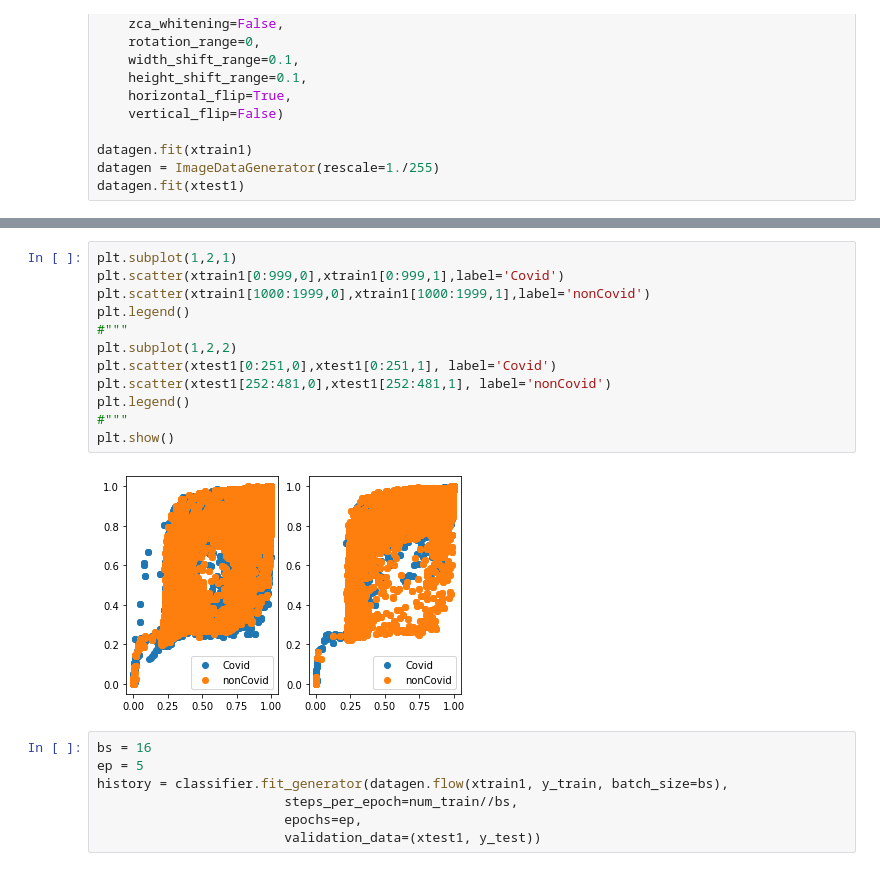
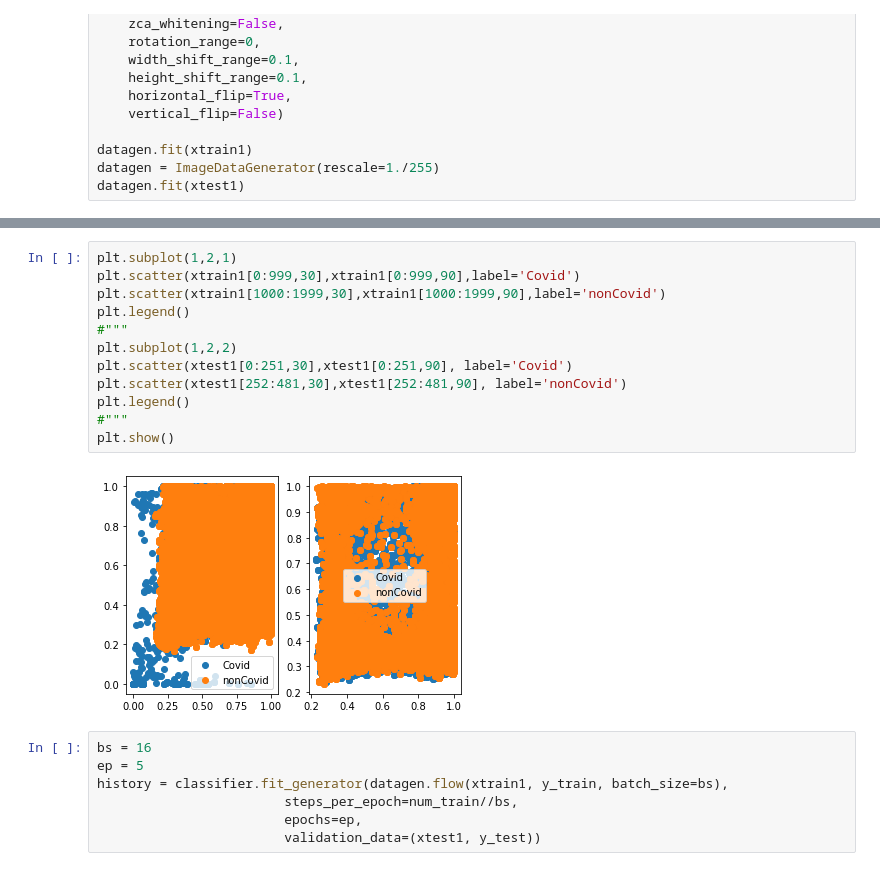
Before and after one commit to mohammadakradi/Covid-19, a Jupyter notebook: CNN_V3.ipynb, the cells around one changed output, grey strips where cells are left out. Cells and saved outputs as stored; diff of their text form.

Commit message:
dataset scatter plot updated

```diff
--- a/CNN_V3.ipynb
+++ b/CNN_V3.ipynb
@@ -206,17 +211,17 @@ datagen.fit(xtest1)
 # %%
 plt.subplot(1,2,1)
-plt.scatter(xtrain1[0:999,0],xtrain1[0:999,1],label='Covid')
-plt.scatter(xtrain1[1000:1999,0],xtrain1[1000:1999,1],label='nonCovid')
+plt.scatter(xtrain1[0:999,30],xtrain1[0:999,90],label='Covid')
+plt.scatter(xtrain1[1000:1999,30],xtrain1[1000:1999,90],label='nonCovid')
 plt.legend()
 #"""
 plt.subplot(1,2,2)
-plt.scatter(xtest1[0:251,0],xtest1[0:251,1], label='Covid')
-plt.scatter(xtest1[252:481,0],xtest1[252:481,1], label='nonCovid')
+plt.scatter(xtest1[0:251,30],xtest1[0:251,90], label='Covid')
+plt.scatter(xtest1[252:481,30],xtest1[252:481,90], label='nonCovid')
 plt.legend()
 #"""
 plt.show()
 # %% [output]
-[figure, old version]
+[figure, new version]
 # %%
 bs = 16
 ep = 5
```
Also changed, not shown: parts of 3 cells of this notebook.
